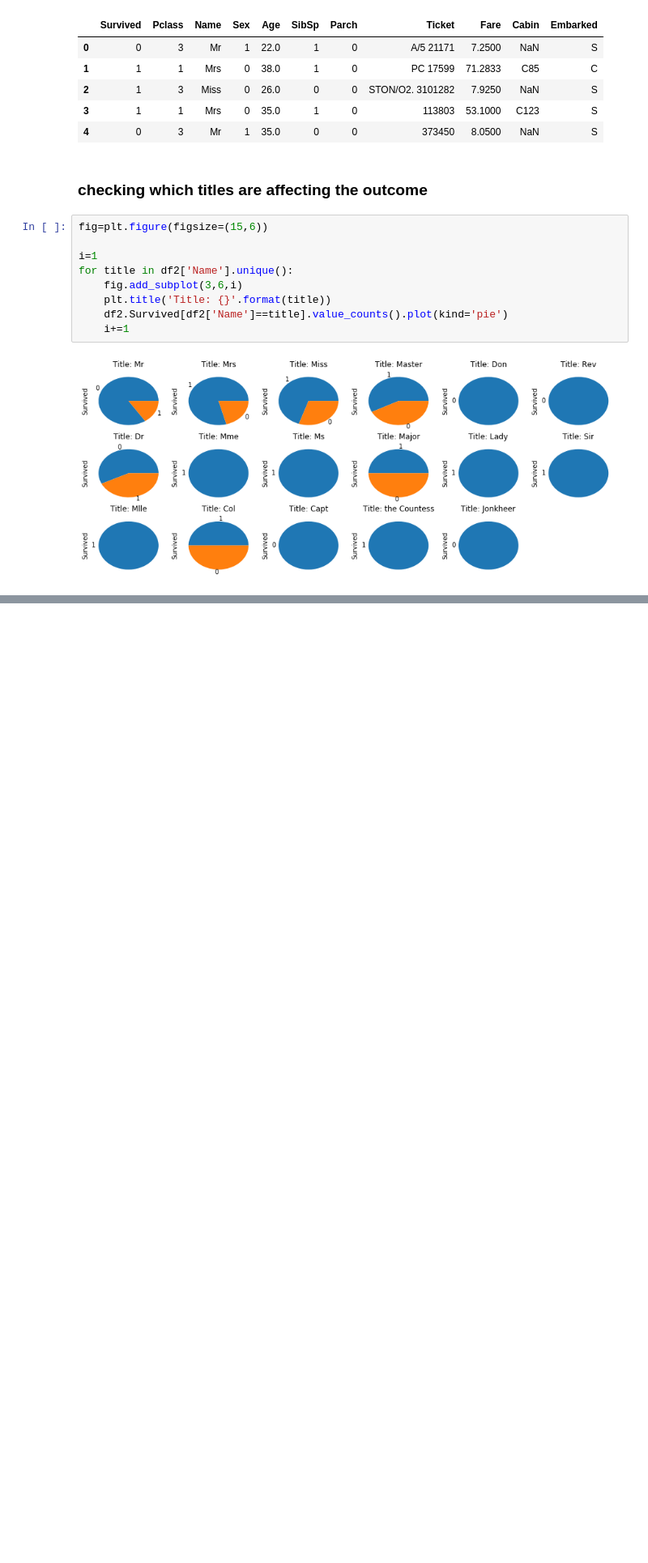
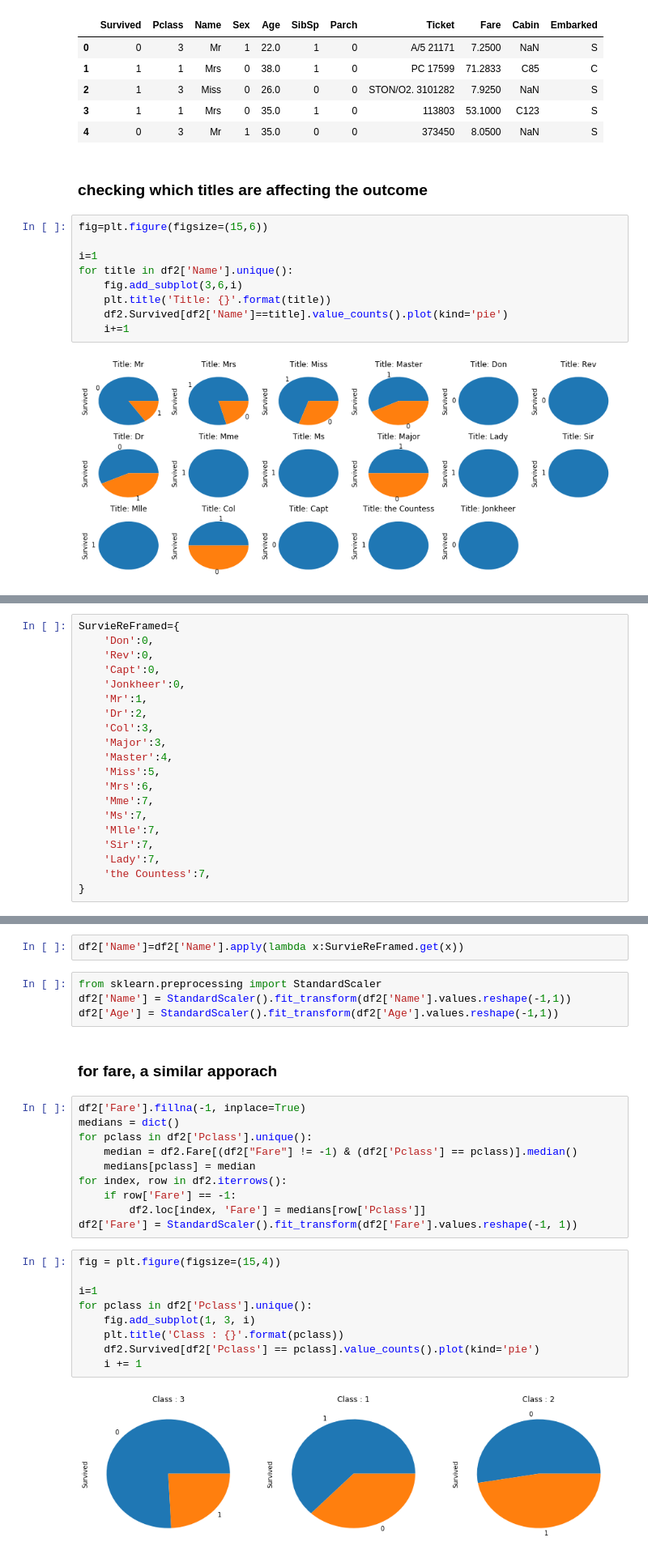
Before and after one commit to apakrash/kaggle_titanic, a Jupyter notebook: titanic-2.ipynb, the cells around one changed output, grey strips where cells are left out. Shown at 81% size. Saved outputs shown, nothing was run; the diff lists cells and outputs as text; blank space fills up the shorter version.

```diff
--- a/titanic-2.ipynb
+++ b/titanic-2.ipynb
@@ -585,0 +109,20 @@ np.savetxt('test_adaclf.csv',y_ada,fmt='%.0f',delimiter=',')
+# %%
+SurvieReFramed={
+    'Don':0,
+    'Rev':0,
+    'Capt':0,
+    'Jonkheer':0,
+    'Mr':1,
+    'Dr':2,
+    'Col':3,
+    'Major':3,
+    'Master':4,
+    'Miss':5,
+    'Mrs':6,
+    'Mme':7,
+    'Ms':7,
+    'Mlle':7,
+    'Sir':7,
+    'Lady':7,
+    'the Countess':7,
+}
@@ -585,0 +131,29 @@ np.savetxt('test_adaclf.csv',y_ada,fmt='%.0f',delimiter=',')
+# %%
+df2['Name']=df2['Name'].apply(lambda x:SurvieReFramed.get(x))
+# %%
+from sklearn.preprocessing import StandardScaler
+df2['Name'] = StandardScaler().fit_transform(df2['Name'].values.reshape(-1,1))
+df2['Age'] = StandardScaler().fit_transform(df2['Age'].values.reshape(-1,1))
+# %% [markdown]
+### for fare, a similar apporach
+# %%
+df2['Fare'].fillna(-1, inplace=True)
+medians = dict()
+for pclass in df2['Pclass'].unique():
+    median = df2.Fare[(df2["Fare"] != -1) & (df2['Pclass'] == pclass)].median()
+    medians[pclass] = median
+for index, row in df2.iterrows():
+    if row['Fare'] == -1:
+        df2.loc[index, 'Fare'] = medians[row['Pclass']]
+df2['Fare'] = StandardScaler().fit_transform(df2['Fare'].values.reshape(-1, 1))
+# %%
+fig = plt.figure(figsize=(15,4))
+
+i=1
+for pclass in df2['Pclass'].unique():
+    fig.add_subplot(1, 3, i)
+    plt.title('Class : {}'.format(pclass))
+    df2.Survived[df2['Pclass'] == pclass].value_counts().plot(kind='pie')
+    i += 1
+# %% [output]
+[figure, added]
```
Also changed, not shown: parts of 51 cells of this notebook, 3 other files.
